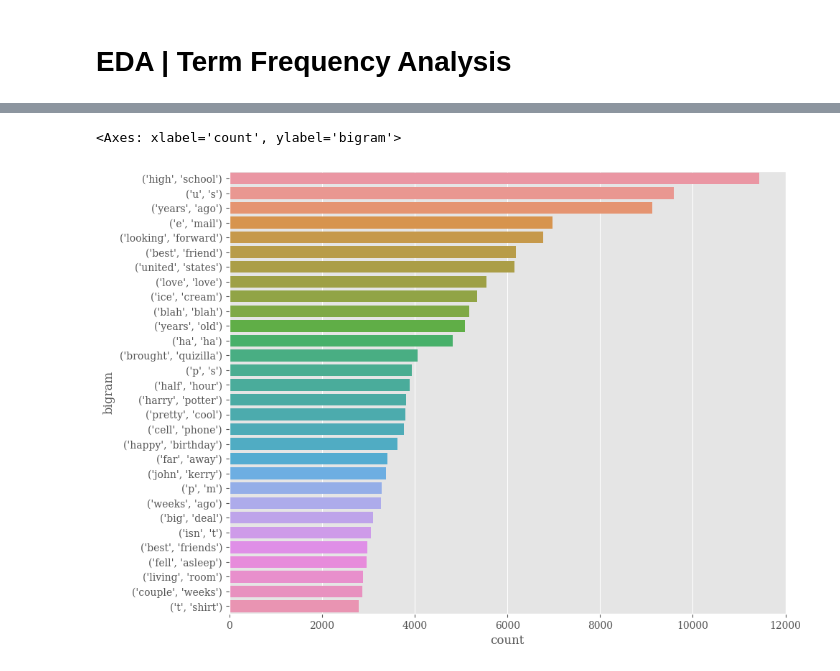
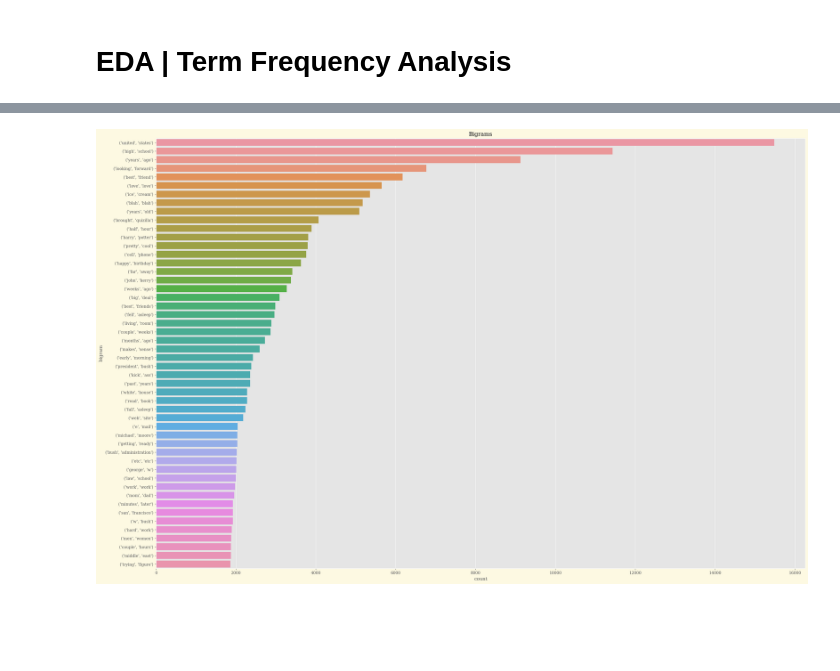
Before and after one commit to simonefacchiano/SL-Final-Project, a Jupyter notebook: preprocessing_and_eda.ipynb, the cells around one changed output, grey strips where cells are left out. Cells and saved outputs as stored; diff of their text form; code cells hidden in the pictures; blank space fills up the shorter version.

```diff
--- a/preprocessing_and_eda.ipynb
+++ b/preprocessing_and_eda.ipynb
@@ -315,7 +316,7 @@ def save_object(obj, filename):
 # %% [markdown]
 From now on, we will read this pickle object instead of running the whole code again
 # %%
-train = pd.read_pickle('train_features_paper.pkl')
+train = pd.read_pickle('train_clean_2.pkl')
 # %%
 train.head(5)
 # %% [output]
@@ -364 +364,3 @@ plt.savefig("plots/mostCommon_age.png")
+# %%
+corpus = [word for i in train["post"].str.split().values.tolist() for word in i]
 # %%
@@ -373,7 +375,8 @@ plt.savefig("plots/mostCommon_gender.png")
-# %%
-corpus = [word for i in train["clean_post"].str.split().values.tolist() for word in i]
 # %%
 bigrams = (pd.Series(nltk.ngrams(corpus, 2)).value_counts())
 bigrams_df = bigrams.reset_index()
 bigrams_df.columns = ['bigram', 'count']
 #1 minutes to run
+# %%
+bigrams_df = bigrams_df.drop(labels=[9,20,26,32,37,38,55])
+bigrams_df.head(50)
@@ -380,6 +401,6 @@ bigrams_df.columns = ['bigram', 'count']
 # %%
-fig, ax = plt.subplots(figsize=(10, 8))
-sns.barplot(bigrams_df.head(30), x = 'count', y = 'bigram',ax=ax )
+fig, ax = plt.subplots(figsize=(30, 20),facecolor='#FDF9E2')
+sns.barplot(bigrams_df.head(50), x = 'count', y = 'bigram',ax=ax ).set(title = "Bigrams")
+plt.savefig("plots/PP_bigrams.png")
 # %% [output]
-<Axes: xlabel='count', ylabel='bigram'>
-[figure, old version]
+[figure, new version]
```
Also changed, not shown: parts of 37 cells of this notebook, 7 other files.
